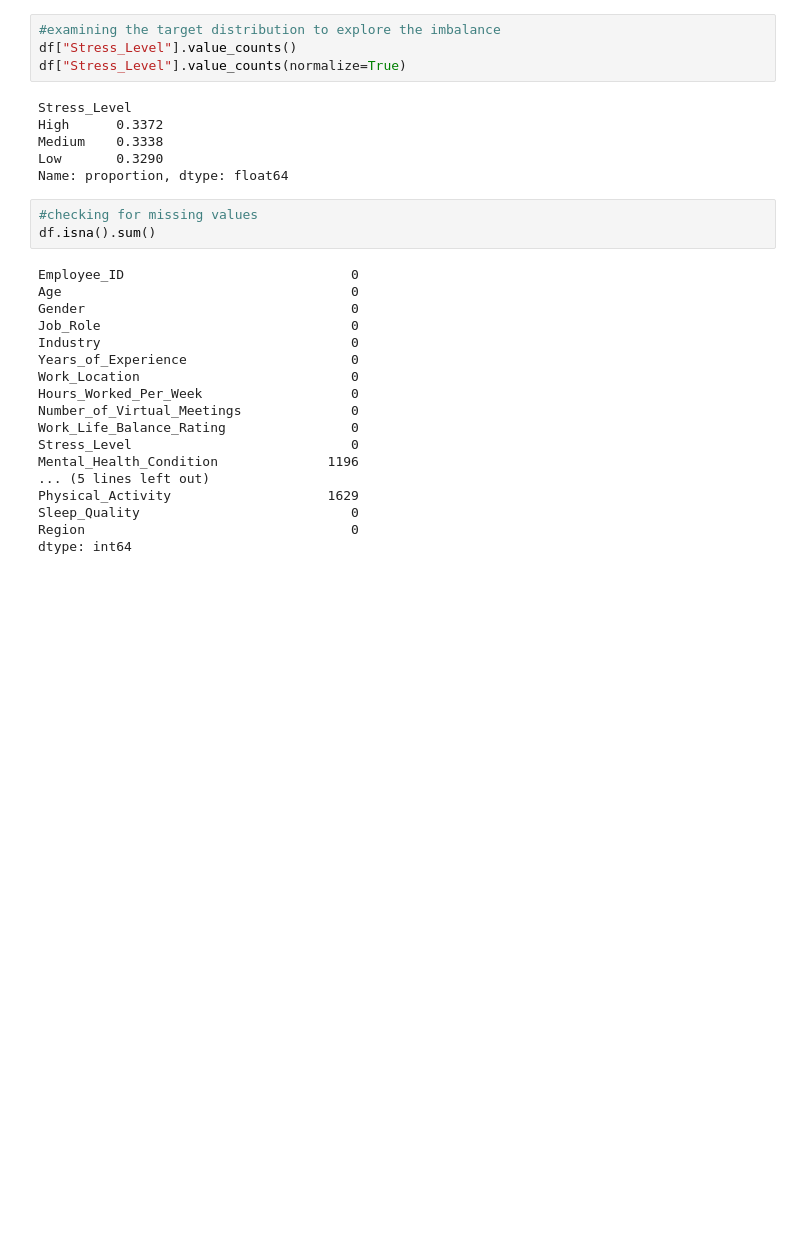
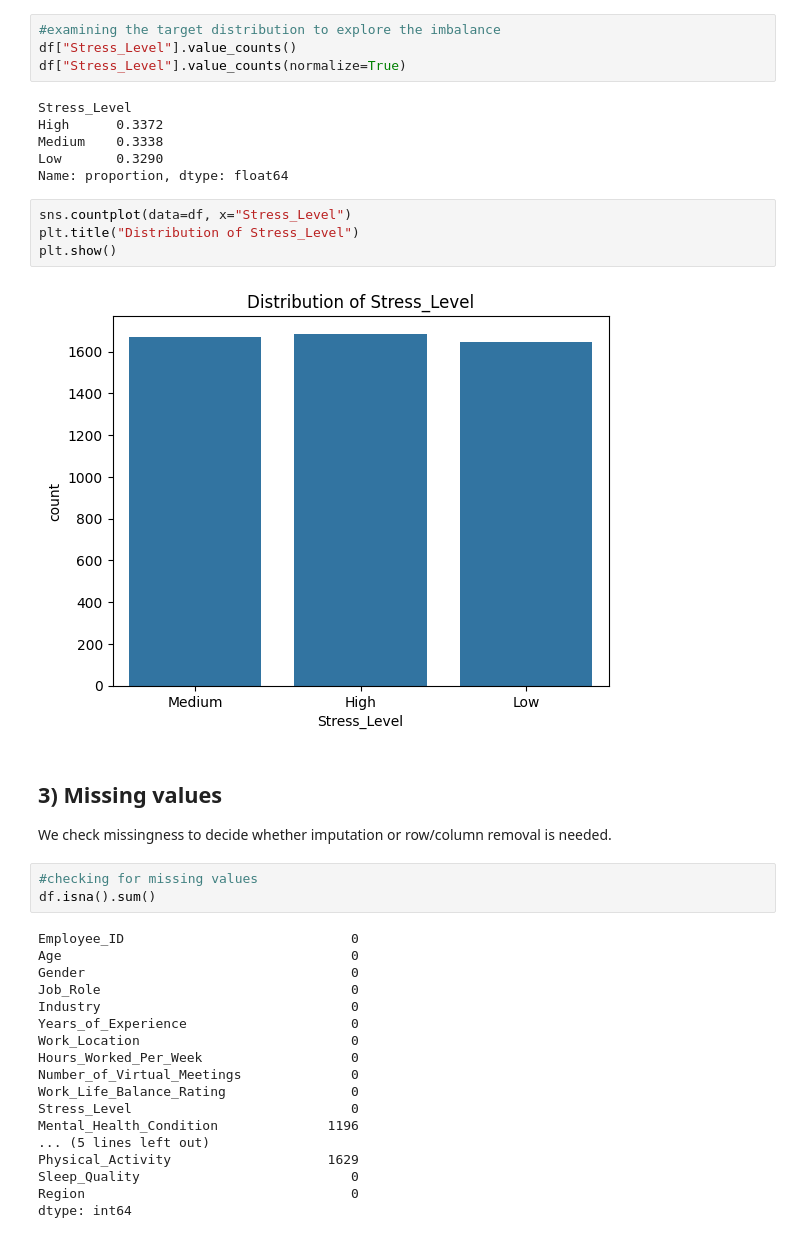
Before and after one commit to poornaprakashh/remote-work-stress-prediction-ML, a Jupyter notebook: notebook/data_exploration.ipynb, the cells around one changed output. Saved outputs shown, nothing was run; the diff lists cells and outputs as text; blank space fills up the shorter version.

```diff
--- a/notebook/data_exploration.ipynb
+++ b/notebook/data_exploration.ipynb
@@ -72,6 +88,15 @@ High      0.3372
 Medium    0.3338
 Low       0.3290
 Name: proportion, dtype: float64
+# %%
+sns.countplot(data=df, x="Stress_Level")
+plt.title("Distribution of Stress_Level")
+plt.show()
+# %% [output]
+[figure, added]
+# %% [markdown]
+## 3) Missing values
+We check missingness to decide whether imputation or row/column removal is needed.
 # %%
 #checking for missing values
 df.isna().sum()
```
Also changed, not shown: parts of 24 cells of this notebook.
